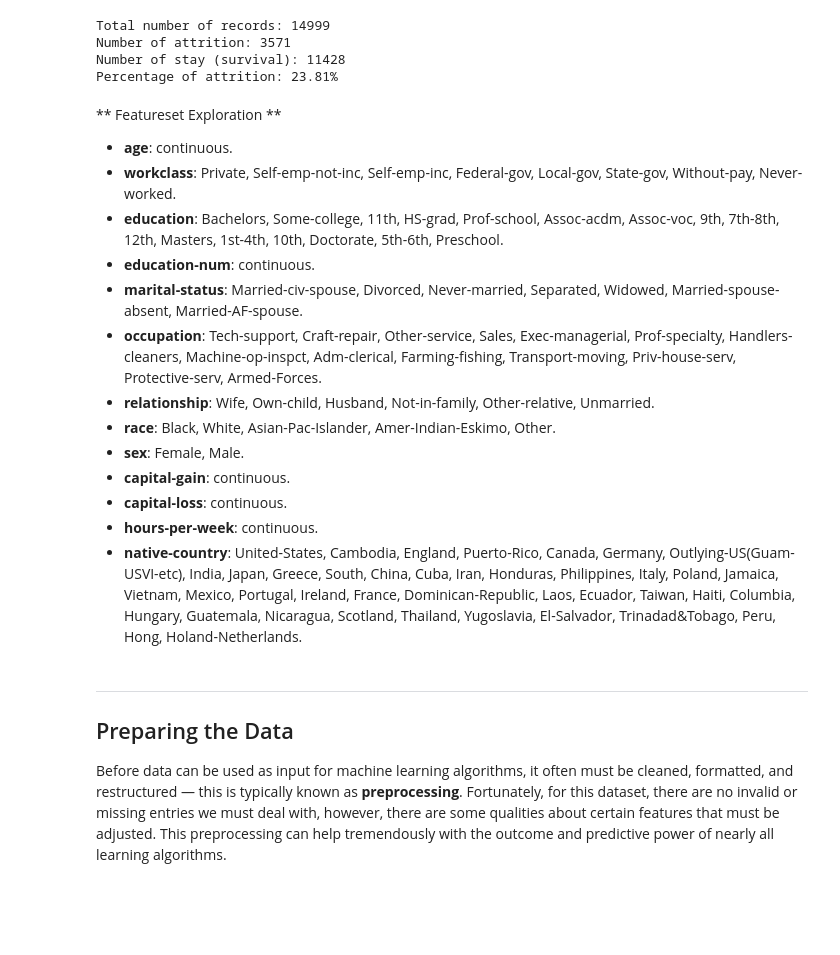
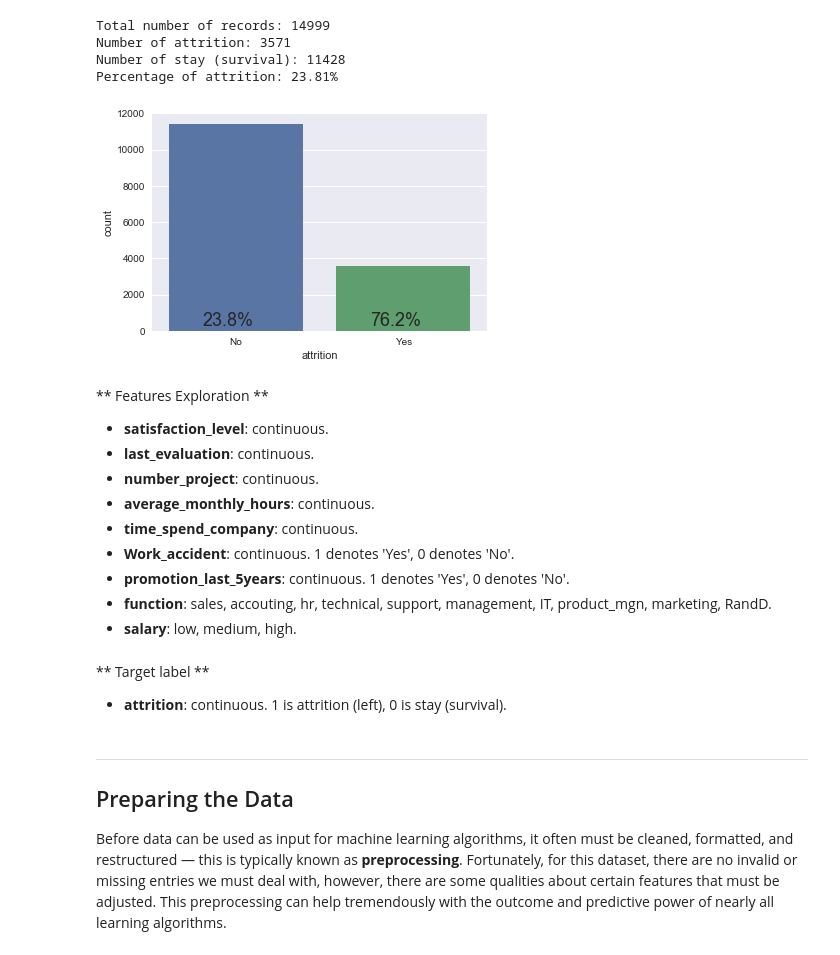
Before and after one commit to ivantpe/test_jupyter, a Jupyter notebook: my_capstone/my_capstone.ipynb, the cells around one changed output. Saved outputs shown, nothing was run; the diff lists cells and outputs as text; code cells hidden in the pictures; blank space fills up the shorter version.

```diff
--- a/my_capstone/my_capstone.ipynb
+++ b/my_capstone/my_capstone.ipynb
@@ -99,20 +103,19 @@ A cursory investigation of the dataset will determine how many individuals fit i
 # %%
-# TODO: Total number of records
-n_records = data["left"].count()
+# Total number of records
+n_records = data["attrition"].count()
 
 n_attrition = int(0)
 n_stay = int(0)
-for i, left in enumerate(data["left"]):
-    #if ( attrition.strip() == '1'):
+for i, left in enumerate(data["attrition"]):
+    #if ( left.strip() == '1'):
     if ( left == 1):
         n_attrition += 1
     else:
         n_stay += 1
 
-# TODO: Percentage of attrition
+# Percentage of attrition
 attrition_percent = float(n_attrition) / float(n_records)
 
-# Print the results
 print "Total number of records: {}".format(n_records)
 print "Number of attrition: {}".format(n_attrition)
 print "Number of stay (survival): {}".format(n_stay)
@@ -122,22 +125,30 @@ Total number of records: 14999
 Number of attrition: 3571
 Number of stay (survival): 11428
 Percentage of attrition: 23.81%
-# %% [markdown]
-** Featureset Exploration **
-
-* **age**: continuous.
-* **workclass**: Private, Self-emp-not-inc, Self-emp-inc, Federal-gov, Local-gov, State-gov, Without-pay, Never-worked.
-* **education**: Bachelors, Some-college, 11th, HS-grad, Prof-school, Assoc-acdm, Assoc-voc, 9th, 7th-8th, 12th, Masters, 1st-4th, 10th, Doctorate, 5th-6th, Preschool.
-* **education-num**: continuous.
-* **marital-status**: Married-civ-spouse, Divorced, Never-married, Separated, Widowed, Married-spouse-absent, Married-AF-spouse.
-* **occupation**: Tech-support, Craft-repair, Other-service, Sales, Exec-managerial, Prof-specialty, Handlers-cleaners, Machine-op-inspct, Adm-clerical, Farming-fishing, Transport-moving, Priv-house-serv, Protective-serv, Armed-Forces.
-* **relationship**: Wife, Own-child, Husband, Not-in-family, Other-relative, Unmarried.
-* **race**: Black, White, Asian-Pac-Islander, Amer-Indian-Eskimo, Other.
-* **sex**: Female, Male.
-* **capital-gain**: continuous.
-* **capital-loss**: continuous.
-* **hours-per-week**: continuous.
-* **native-country**: United-States, Cambodia, England, Puerto-Rico, Canada, Germany, Outlying-US(Guam-USVI-etc), India, Japan, Greece, South, China, Cuba, Iran, Honduras, Philippines, Italy, Poland, Jamaica, Vietnam, Mexico, Portugal, Ireland, France, Dominican-Republic, Laos, Ecuador, Taiwan, Haiti, Columbia, Hungary, Guatemala, Nicaragua, Scotland, Thailand, Yugoslavia, El-Salvador, Trinadad&Tobago, Peru, Hong, Holand-Netherlands.
+# %%
+sns.countplot(data['attrition'])
+plt.text(x = -.2, y = 300, s = str( np.round(attrition_percent, 3) *100) + '%', fontsize = 18)
+plt.text(x = .8, y = 300, s = str( np.round(1-attrition_percent, 3) *100) + '%', fontsize = 18)
+plt.xticks(np.arange(2),('No', 'Yes'))
+plt.show()
+# %% [output]
+[figure, added]
+# %% [markdown]
+** Features Exploration **
+<br>
+* **satisfaction_level**: continuous.
+* **last_evaluation**: continuous.
+* **number_project**: continuous.
+* **average_monthly_hours**: continuous.
+* **time_spend_company**: continuous.
+* **Work_accident**: continuous. 1 denotes 'Yes', 0 denotes 'No'.
+* **promotion_last_5years**: continuous. 1 denotes 'Yes', 0 denotes 'No'.
+* **function**: sales, accouting, hr, technical, support, management, IT, product_mgn, marketing, RandD.
+* **salary**: low, medium, high.
+# %% [markdown]
+** Target label **
+<br>
+* **attrition**: continuous. 1 is attrition (left), 0 is stay (survival).
 # %% [markdown]
 ----
 ## Preparing the Data
```
Also changed, not shown: parts of 10 cells of this notebook, 4 other files.
